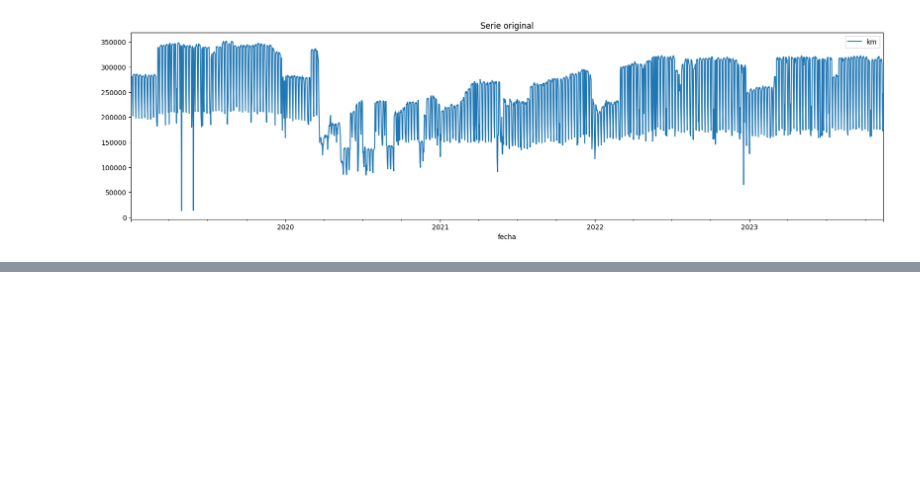
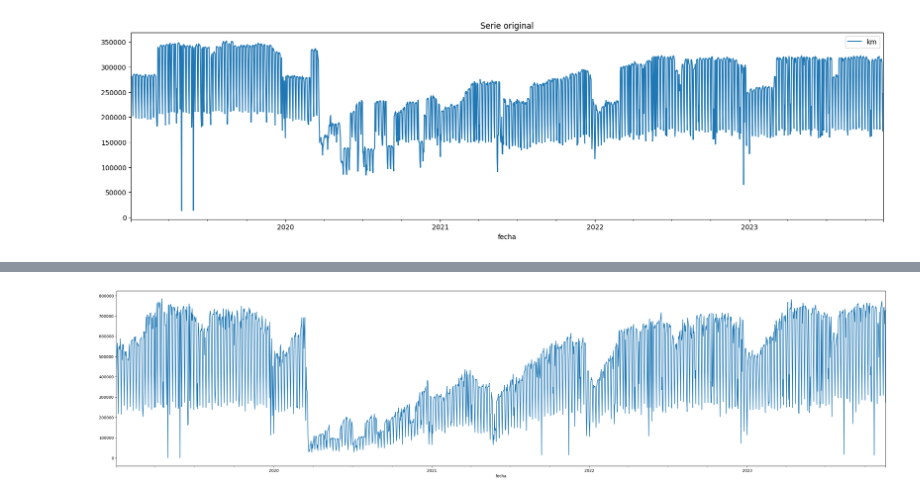
Before and after one commit to rstvz90/AST_G4, a Jupyter notebook: tp1.ipynb, the cells around one changed output, grey strips where cells are left out. Drawn from its saved outputs; the diff is of its cells as text; code cells hidden in the pictures; blank space fills up the shorter version.

```diff
--- a/tp1.ipynb
+++ b/tp1.ipynb
@@ -174,0 +197,5 @@ plt.show()
+# %%
+# Pasajeros
+pasajeros_d.pas.plot(figsize=(35,8));
+# %% [output]
+[figure, added]
```
Also changed, not shown: parts of 18 cells of this notebook.
